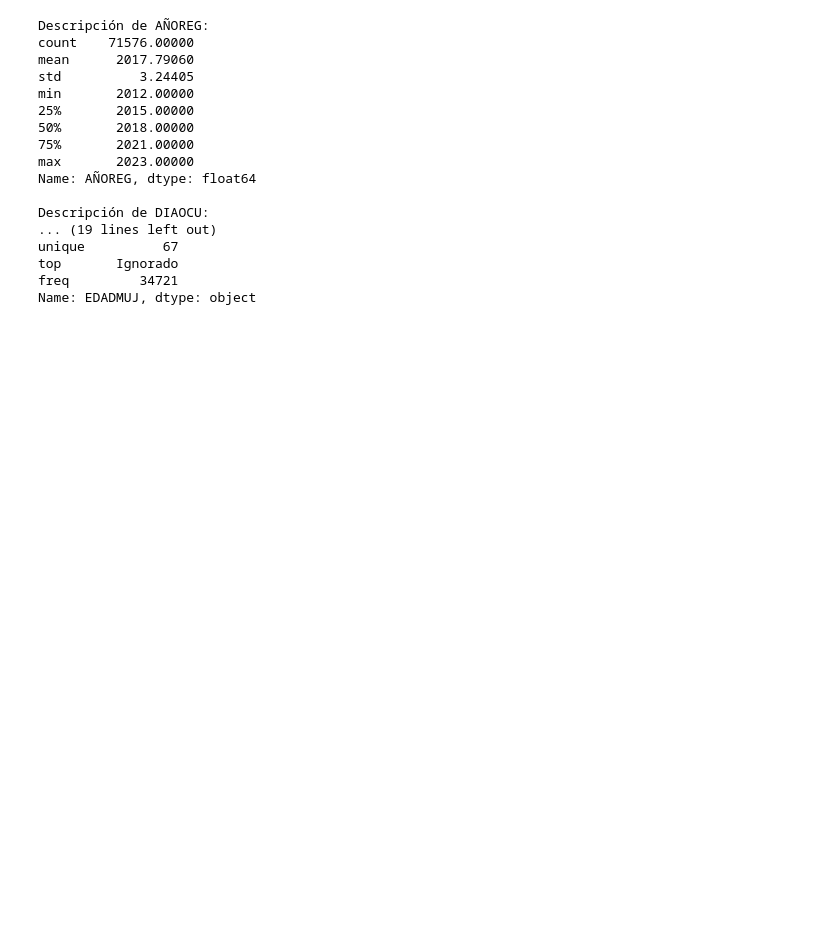
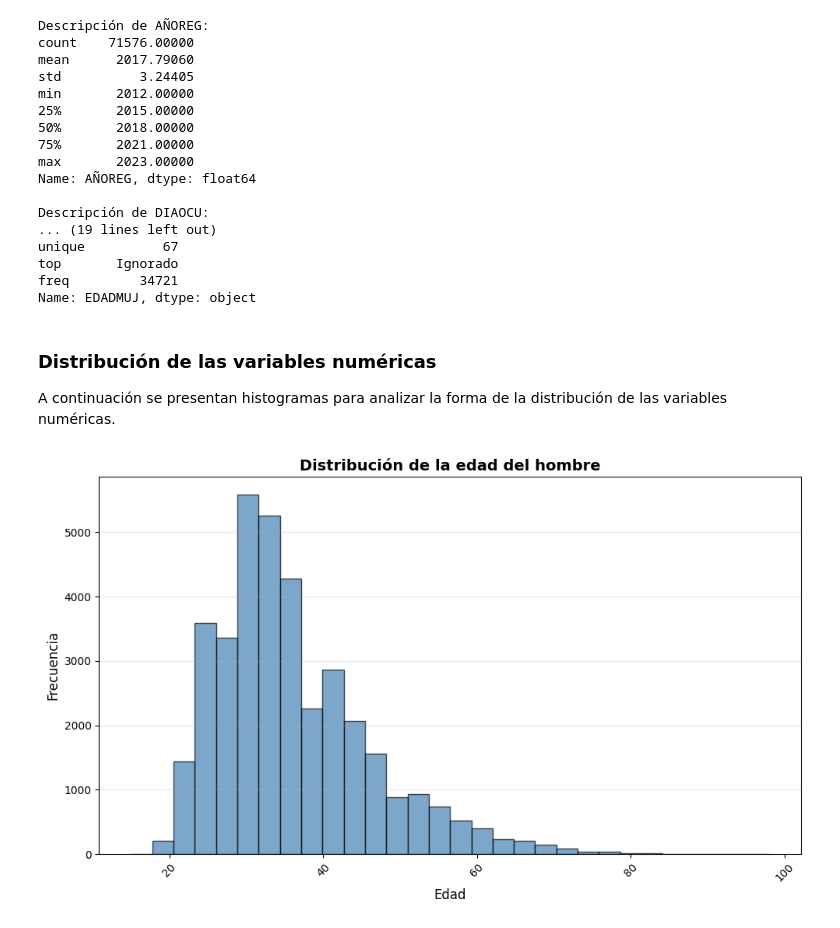
Before and after one commit to AleWWH1104/Proyecto1_md, a Jupyter notebook: src/avances.ipynb, the cells around one changed output. Cells and saved outputs as stored; diff of their text form; code cells hidden in the pictures; blank space fills up the shorter version.

```diff
--- a/src/avances.ipynb
+++ b/src/avances.ipynb
@@ -168,3 +168,19 @@ unique          67
 top       Ignorado
 freq         34721
 Name: EDADMUJ, dtype: object
+# %% [markdown]
+### Distribución de las variables numéricas
+
+A continuación se presentan histogramas para analizar la forma de la distribución de las variables numéricas.
+# %%
+plt.figure(figsize=(10, 6))
+plt.hist(pd.to_numeric(df['EDADHOM'], errors='coerce'), bins=30, color='steelblue', edgecolor='black', alpha=0.7)
+plt.xlabel("Edad", fontsize=12)
+plt.ylabel("Frecuencia", fontsize=12)
+plt.title("Distribución de la edad del hombre", fontsize=14, fontweight='bold')
+plt.xticks(rotation=45)
+plt.grid(axis='y', alpha=0.3)
+plt.tight_layout()
+plt.show()
+# %% [output]
+[figure, added]
```
Also changed, not shown: parts of 3 cells of this notebook.
